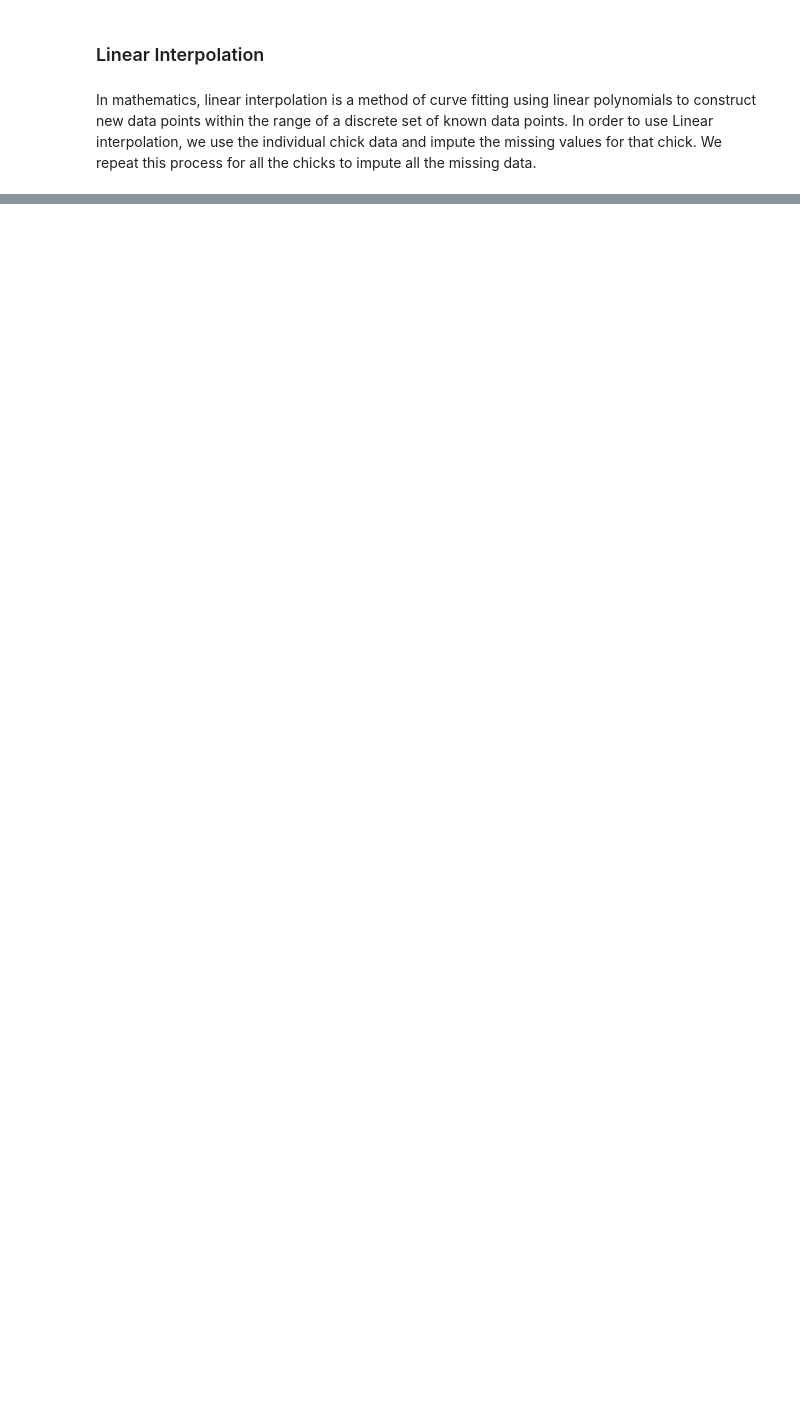
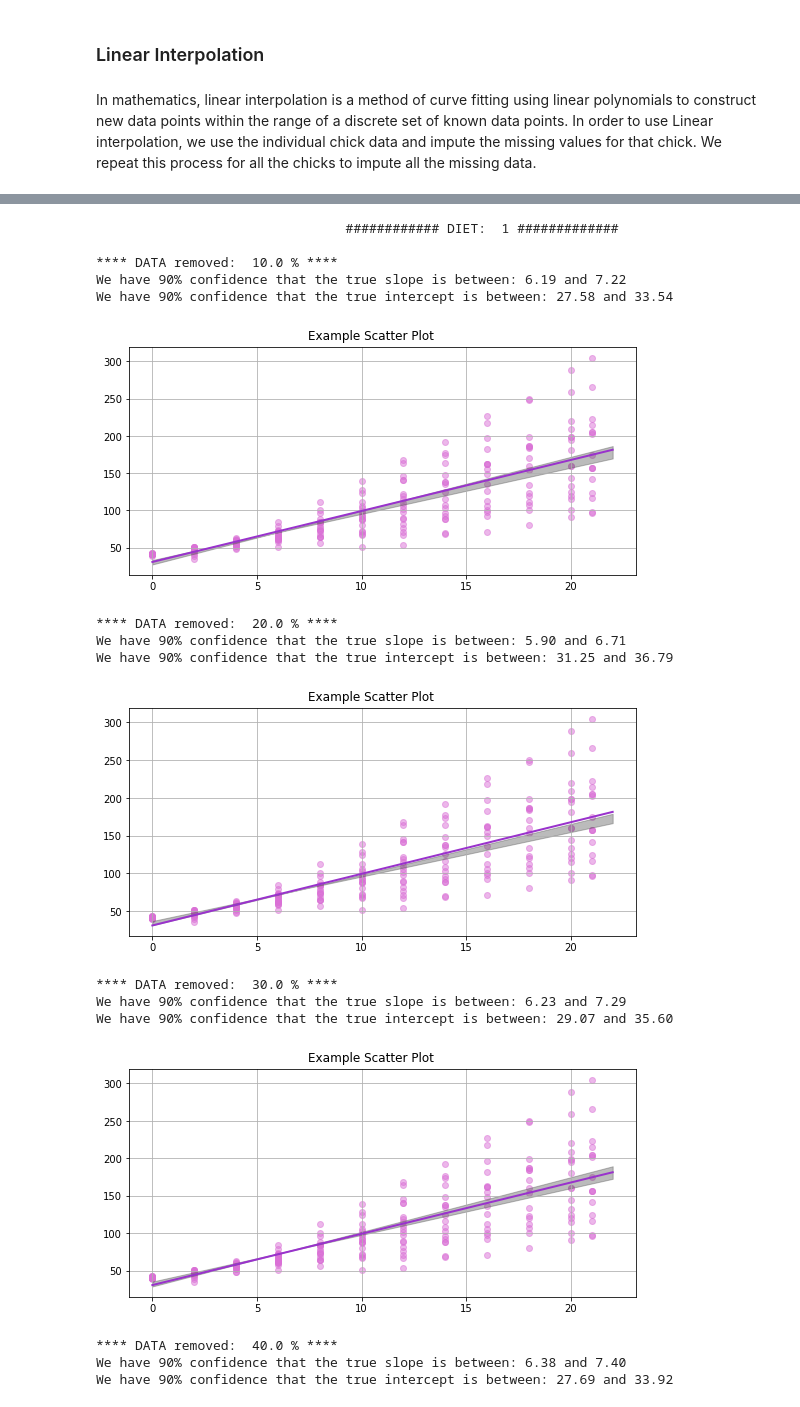
Before and after one commit to SudarshiniTyagi/independent_study_clean_code, a Jupyter notebook: chick_dataset/Missing Data.ipynb, the cells around one changed output, grey strips where cells are left out. Cells and saved outputs as stored; diff of their text form; code cells hidden in the pictures; blank space fills up the shorter version.

Commit message:
changes chick_dataset

```diff
--- a/chick_dataset/Missing Data.ipynb
+++ b/chick_dataset/Missing Data.ipynb
@@ -293,7 +294,7 @@ The chance of getting a difference of two slopes less than or equal to -0.56 is
 # %% [markdown]
 In mathematics, linear interpolation is a method of curve fitting using linear polynomials to construct new data points within the range of a discrete set of known data points. In order to use Linear interpolation, we use the individual chick data and impute the missing values for that chick. We repeat this process for all the chicks to impute all the missing data.
 # %%
-portion_to_remove = [0.1, 0.2, 0.3, 0.4, 0.5, 0.6]
+portion_to_remove = [0.1, 0.2, 0.3, 0.4, 0.5]
 for portion in portion_to_remove:
     significance_test_missing_data_slope(portion, "linear_interpolation")
 # %% [output]
@@ -309,0 +446,18 @@ ValueError: array of sample points is empty
+# %%
+portion_to_remove = [0.1, 0.2, 0.3, 0.4, 0.5, 0.6]
+#TODO: Can I flip portion and diet so I can remove portion for every diet and show??
+slope_confs_all_portions = {}
+intercept_confs_all_portions = {}
+for portion in portion_to_remove:
+    new_df = pd.DataFrame(columns=["weight","Time","Chick","Diet"])
+    unique_diets = chickweight.Diet.unique()
+    for diet in unique_diets:
+        chickweight_one_diet = chickweight[:][chickweight.Diet == diet]
+        chickweight_original = chickweight_one_diet.copy()
+        chickweight_with_missing_values = get_data_with_missing_values(chickweight_one_diet, portion)
+        chickweight_imputed_missing = replace_missing_values(chickweight_with_missing_values, "mean")
+        new_df = pd.concat([new_df, chickweight_imputed_missing], ignore_index=True)
+    slope_confs, intercept_confs = get_confidence_interval(new_df)
+    slope_confs_all_portions[portion] = slope_confs
+    intercept_confs_all_portions[portion] = intercept_confs
+    print("DATA REMOVED: ",portion *100,"%")
@@ -309,0 +471,36 @@ ValueError: array of sample points is empty
+# %%
+unique_diets = chickweight.Diet.unique()
+for diet in unique_diets:
+    print("\n\n\n\t\t\t\t############ DIET: ", diet,"#############\n")
+    for portion in portion_to_remove:
+        print("**** DATA removed: ", portion*100, "%","****")
+        slope_confs = slope_confs_all_portions[portion]
+        slope_conf = slope_confs[diet]
+        intercept_confs = intercept_confs_all_portions[portion]
+        intercept_conf = intercept_confs[diet]
+        print ("We have 90% confidence that the true slope", end=" ")
+        print ("is between: %.2f" % slope_conf[0], "and %.2f" % slope_conf[1])
+        print ("We have 90% confidence that the true intercept", end=" ")
+        print ("is between: %.2f" % intercept_conf[0], "and %.2f" % intercept_conf[1])
+        z_lower = [slope_conf[0],intercept_conf[1]]
+        z_upper = [slope_conf[1], intercept_conf[0]]
+        chickweight_one_diet = chickweight[:][chickweight.Diet == diet]
+        plot_confidence(chickweight_one_diet, z_lower, z_upper)
+# %% [output]
+                                ############ DIET:  1 #############
+
+**** DATA removed:  10.0 % ****
+We have 90% confidence that the true slope is between: 6.19 and 7.22
+We have 90% confidence that the true intercept is between: 27.58 and 33.54
+[figure, added]
+**** DATA removed:  20.0 % ****
+We have 90% confidence that the true slope is between: 5.90 and 6.71
+We have 90% confidence that the true intercept is between: 31.25 and 36.79
+[figure, added]
+**** DATA removed:  30.0 % ****
+We have 90% confidence that the true slope is between: 6.23 and 7.29
+We have 90% confidence that the true intercept is between: 29.07 and 35.60
+[figure, added]
+**** DATA removed:  40.0 % ****
+We have 90% confidence that the true slope is between: 6.38 and 7.40
+We have 90% confidence that the true intercept is between: 27.69 and 33.92
```
Also changed, not shown: parts of 21 cells of this notebook, 6 other files.
